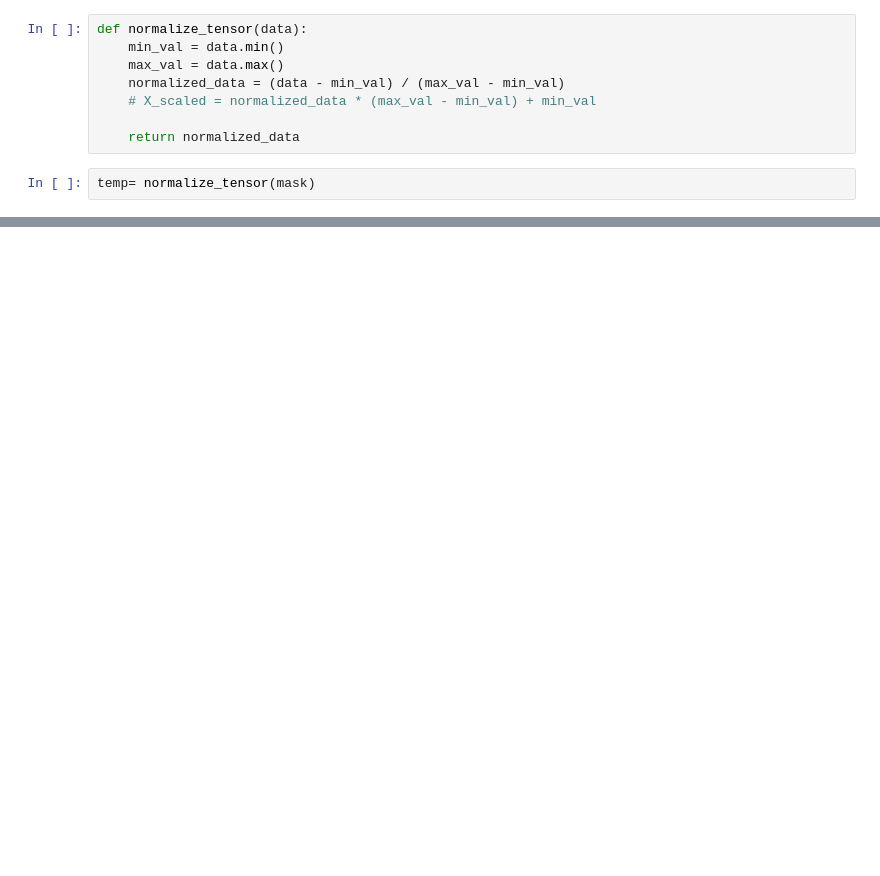
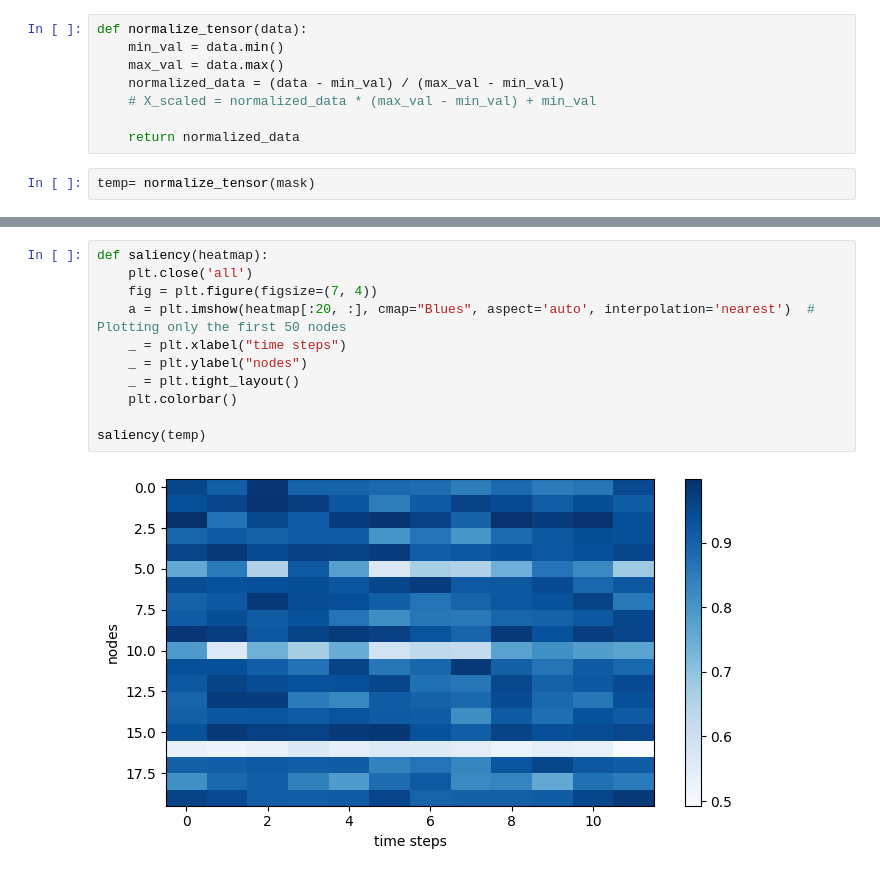
Before and after one commit to PMX120202/XAI4, a Jupyter notebook: XAI/visualize.ipynb, the cells around one changed output, grey strips where cells are left out. Drawn from its saved outputs; the diff is of its cells as text; blank space fills up the shorter version.

```diff
--- a/XAI/visualize.ipynb
+++ b/XAI/visualize.ipynb
@@ -61,0 +137,13 @@ saliency(temp)
+# %%
+def saliency(heatmap):
+    plt.close('all')
+    fig = plt.figure(figsize=(7, 4))
+    a = plt.imshow(heatmap[:20, :], cmap="Blues", aspect='auto', interpolation='nearest')  # Plotting only the first 50 nodes
+    _ = plt.xlabel("time steps")
+    _ = plt.ylabel("nodes")
+    _ = plt.tight_layout()
+    plt.colorbar()
+
+saliency(temp)
+# %% [output]
+[figure, added]
```
Also changed, not shown: parts of 13 cells of this notebook, 52 other files.
